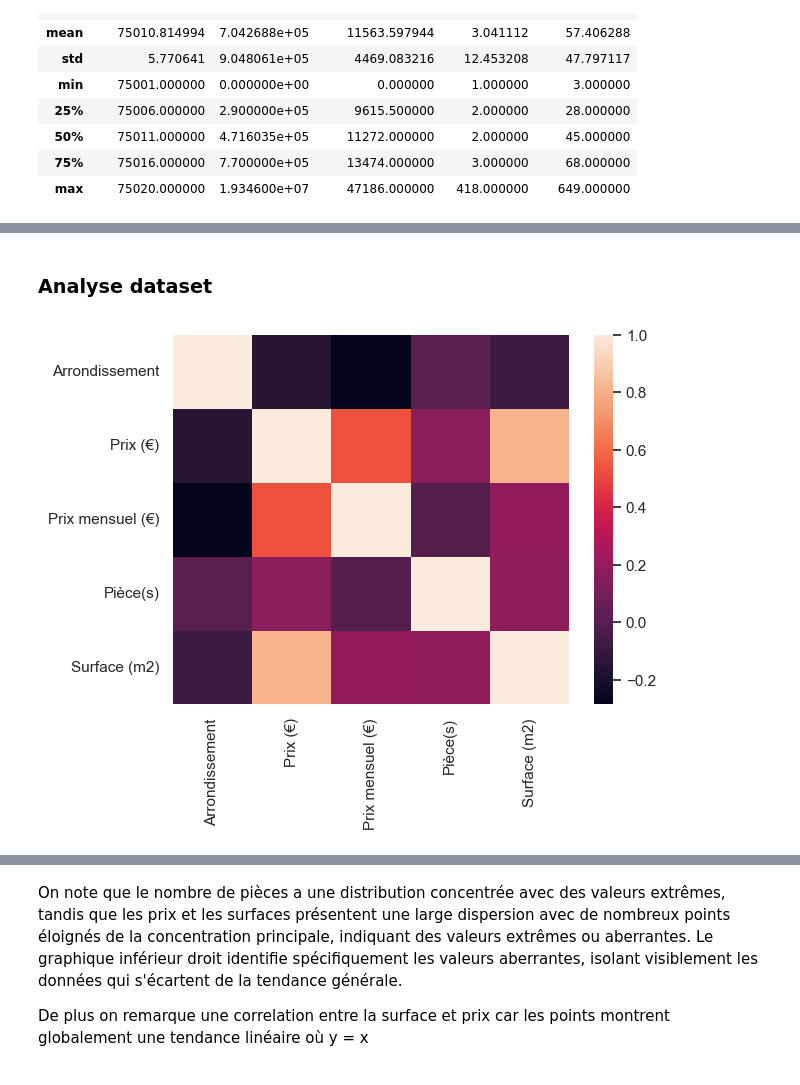
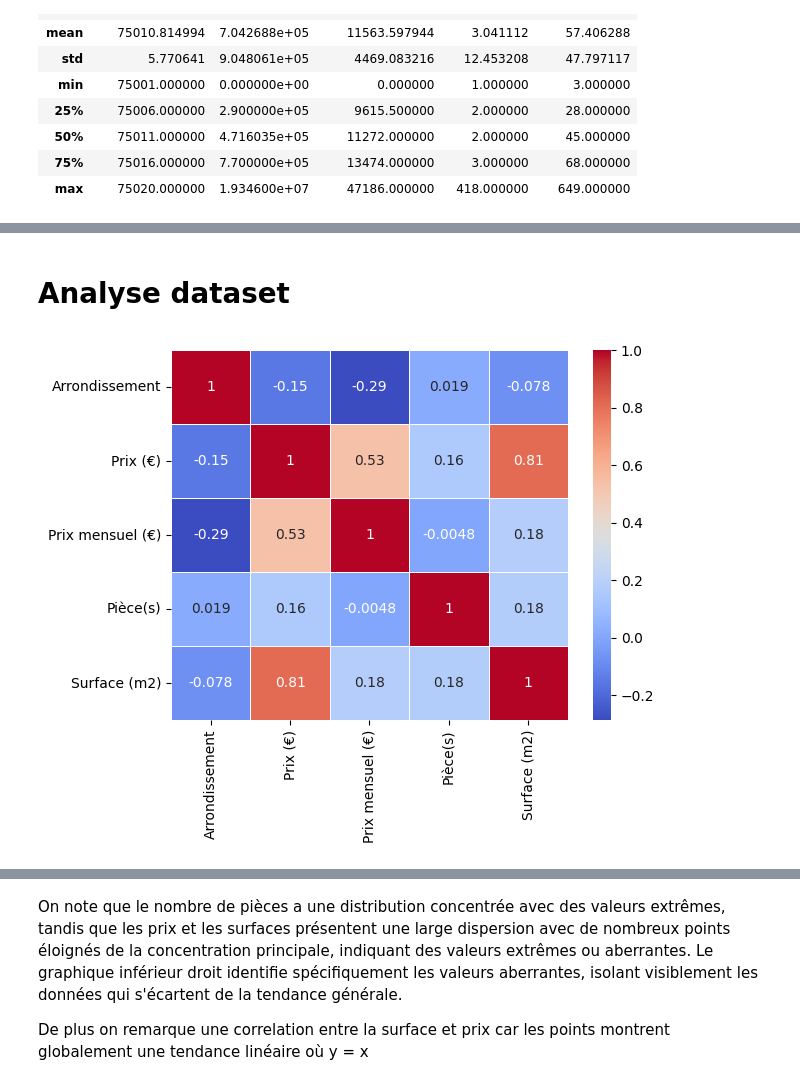
Before and after one commit to Zhuanu/Projet-DALAS, a Jupyter notebook: eda.ipynb, the cells around one changed output, grey strips where cells are left out. Saved outputs shown, nothing was run; the diff lists cells and outputs as text; code cells hidden in the pictures.

```diff
--- a/eda.ipynb
+++ b/eda.ipynb
@@ -240,5 +221,5 @@ df["Surface (m2)"].hist()
 # %% [markdown]
-### Analyse dataset
+# Analyse dataset
 # %%
 # Standardize the data
 scaler = StandardScaler()
@@ -246,10 +227,10 @@ scaler.fit(numerical_df)
 data_scaled = scaler.transform(numerical_df)
 dataStd = pd.DataFrame(data_scaled, columns=numerical_df.columns)
 # %%
-sns.heatmap(dataStd.corr());
+sns.heatmap(dataStd.corr(), annot=True, cmap='coolwarm', linewidths=0.5);
 # demande à la prof, j'ai l'impression qu'on ne peut rien interpreter dans cette heatmap
 # %% [output]
-[figure, old version]
+[figure, new version]
 # %%
 pd.plotting.scatter_matrix(dataStd, figsize=(8, 8));
 # %% [output]
```
Also changed, not shown: parts of 70 cells of this notebook.
